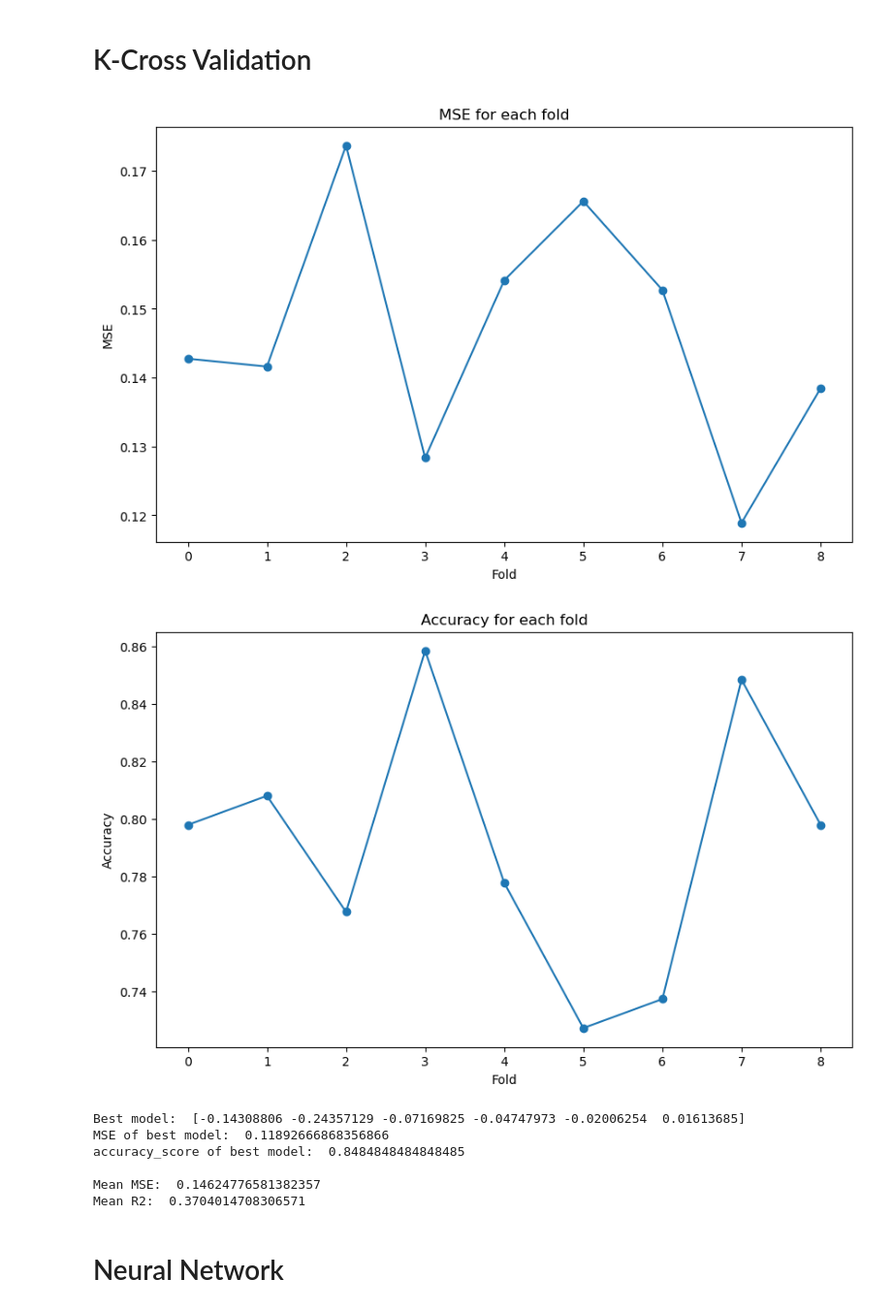
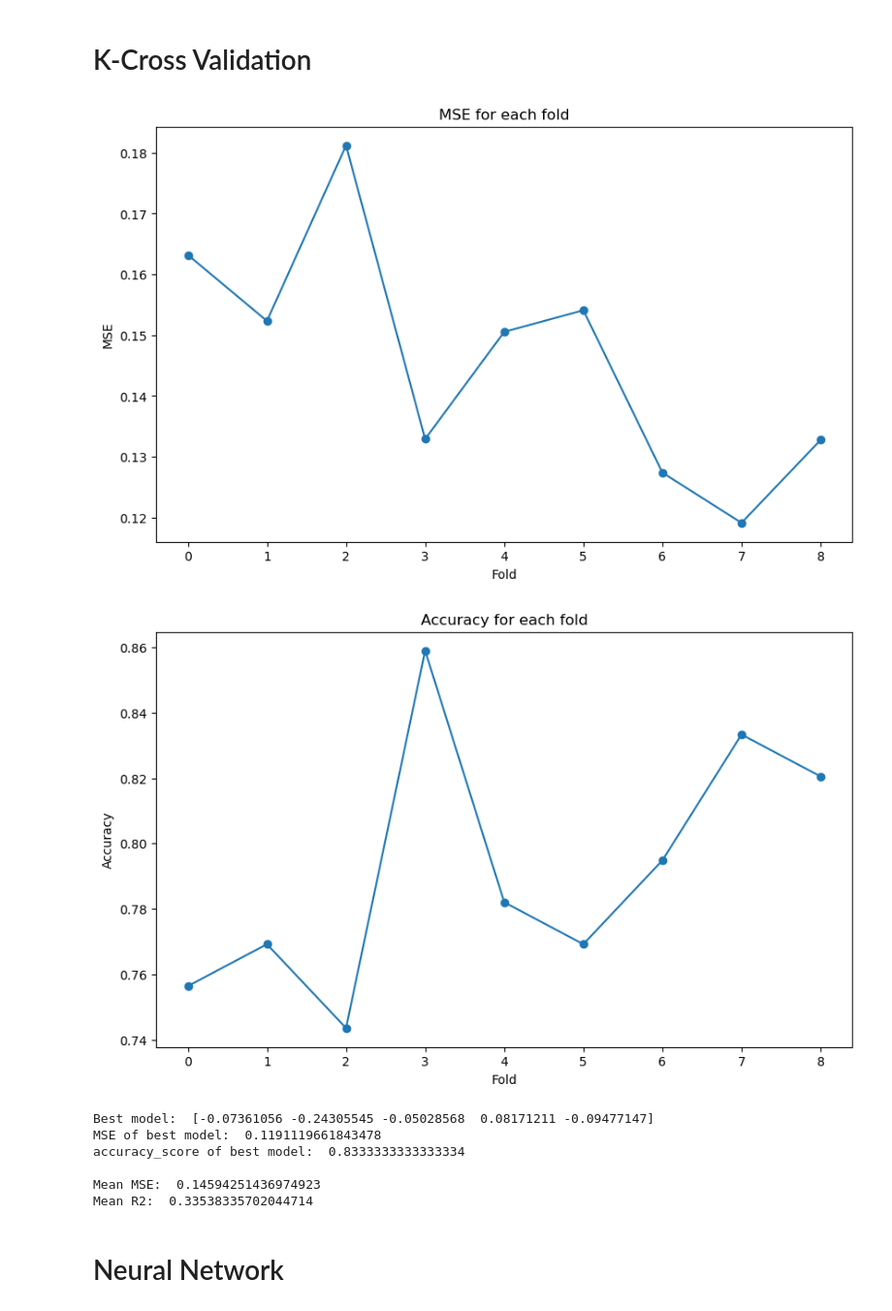
Before and after one commit to KilloPillers/ECS171-Project, a Jupyter notebook: Project.ipynb, the cells around one changed output. Shown at 97% size. Saved outputs shown, nothing was run; the diff lists cells and outputs as text; code cells hidden in the pictures.

```diff
--- a/Project.ipynb
+++ b/Project.ipynb
@@ -69,7 +69,9 @@ df['Embarked'].fillna(df['Embarked'].mode()[0], inplace=True)
 df.drop('Cabin', axis=1, inplace=True)
 df.drop('PassengerId', axis=1, inplace=True)
 
-#df["Sex"] = df["Sex"].map({"male": 1, "female": 0})
+# Feature Engineering
+# Create a new feature FamilySize
+df['FamilySize'] = df['SibSp'] + df['Parch'] + 1
 
 display(df.head(5))
 
@@ -99,6 +101,10 @@ plt.show()
 
 # Survival rate by Parch
 sns.barplot(x='Parch', y='Survived', data=df)
+plt.show()
+
+# Survival rate by FamilySize
+sns.barplot(x='FamilySize', y='Survived', data=df)
 plt.show()
 
 # Survival rate by Fare
@@ -133,6 +139,9 @@ correlation_matrix = np.corrcoef(df.select_dtypes(include=[np.number]).values.T)
 sns.heatmap(correlation_matrix, annot=True, cmap='coolwarm', fmt=".2f", xticklabels=df.select_dtypes(include=[np.number]).columns, yticklabels=df.select_dtypes(include=[np.number]).columns)
 plt.title('Correlation Matrix Heatmap')
 plt.show()
+
+# drop SibSp and Parch
+df.drop(['SibSp', 'Parch'], axis=1, inplace=True)
 # %% [output]
 <class 'pandas.core.frame.DataFrame'>
 RangeIndex: 891 entries, 0 to 890
@@ -358,8 +511,8 @@ models = []
 for i in range(k):
   # Get the testing fold and the training folds
   # Example
-  # | --- --- --- --- *** --- --- --- --- --- --- --- |
-  #    0   1   2   3   4   5   6   7   8   9   10  11
+  # | --- --- --- --- *** --- --- --- --- --- |
+  #    0   1   2   3   4   5   6   7   8   9
   # * represents the testing fold
   # - represents the training fold
   # i = 0:
@@ -392,41 +545,44 @@ for i in range(k):
 plt.figure(figsize=(10, 6))
 plt.plot(range(k), MSE_scores, marker='o')
 plt.xlabel('Fold')
 plt.ylabel('MSE')
 plt.title('MSE for each fold')
 plt.show()
 
 # Plot the Accuracy scores for each fold
 plt.figure(figsize=(10, 6))
 plt.plot(range(k), accuracy_scores, marker='o')
 plt.xlabel('Fold')
 plt.ylabel('Accuracy')
 plt.title('Accuracy for each fold')
 plt.show()
 
 # Find the model with the lowest MSE
 best_model = models[np.argmin(MSE_scores)]
 print("Best model: ", best_model.coef_)
 print("MSE of best model: ", min(MSE_scores))
 print("accuracy_score of best model: ", accuracy_scores[np.argmin(MSE_scores)])
 
 
 
 # Calculate the mean MSE and R2 scores
 mean_MSE = np.mean(MSE_scores)
 mean_R2 = np.mean(R2_scores)
 print()
 print("Mean MSE: ", mean_MSE)
 print("Mean R2: ", mean_R2)
+
+# Spliting the dataset into train and test sets [80:20]
+X_train, X_test, y_train, y_test = train_test_split(normalized_X, y, test_size=0.2, random_state=42)
 # %% [output]
-[figure, old version]
+[figure, new version]
-[figure, old version]
+[figure, new version]
-Best model:  [-0.14308806 -0.24357129 -0.07169825 -0.04747973 -0.02006254  0.01613685]
-MSE of best model:  0.11892666868356866
-accuracy_score of best model:  0.8484848484848485
+Best model:  [-0.07361056 -0.24305545 -0.05028568  0.08171211 -0.09477147]
+MSE of best model:  0.1191119661843478
+accuracy_score of best model:  0.8333333333333334
 
-Mean MSE:  0.14624776581382357
-Mean R2:  0.3704014708306571
+Mean MSE:  0.14594251436974923
+Mean R2:  0.33538335702044714
 # %% [markdown]
 # Neural Network
 # %%
```
Also changed, not shown: parts of 6 cells of this notebook, 1 other file.
